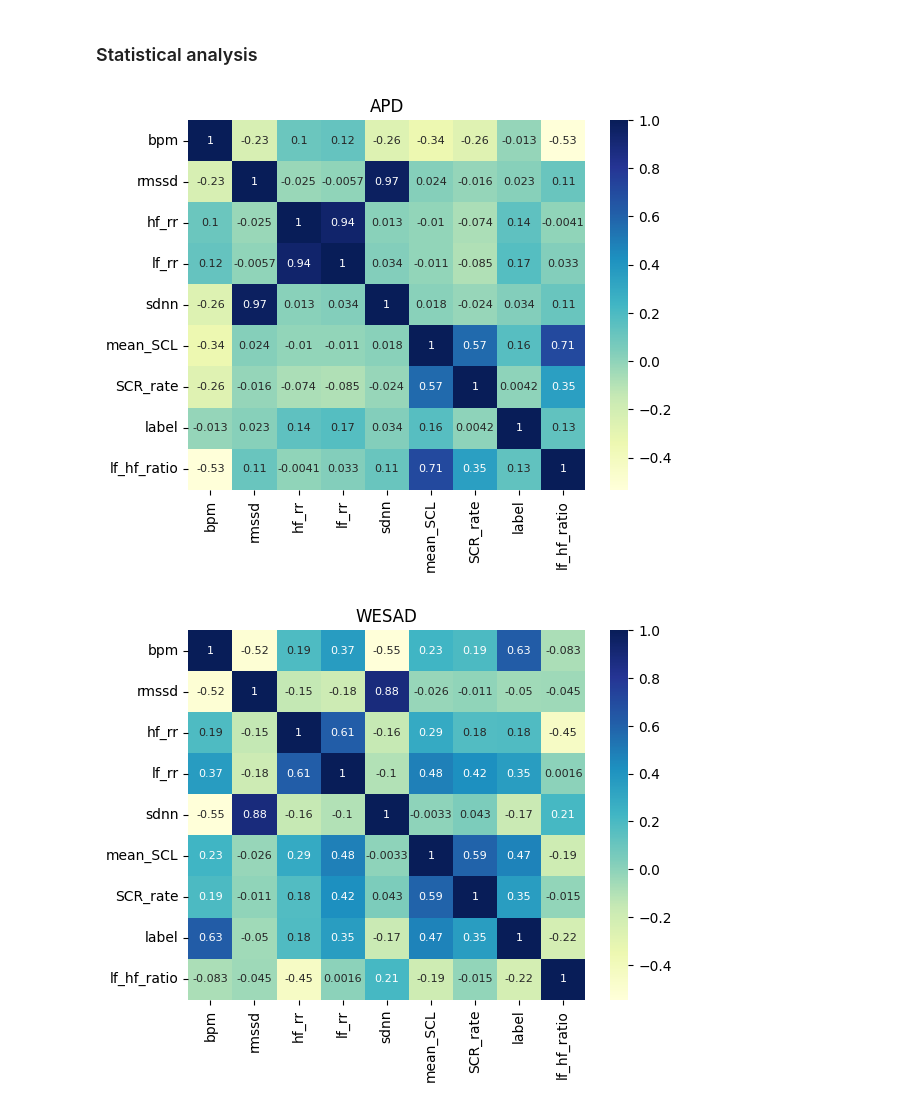
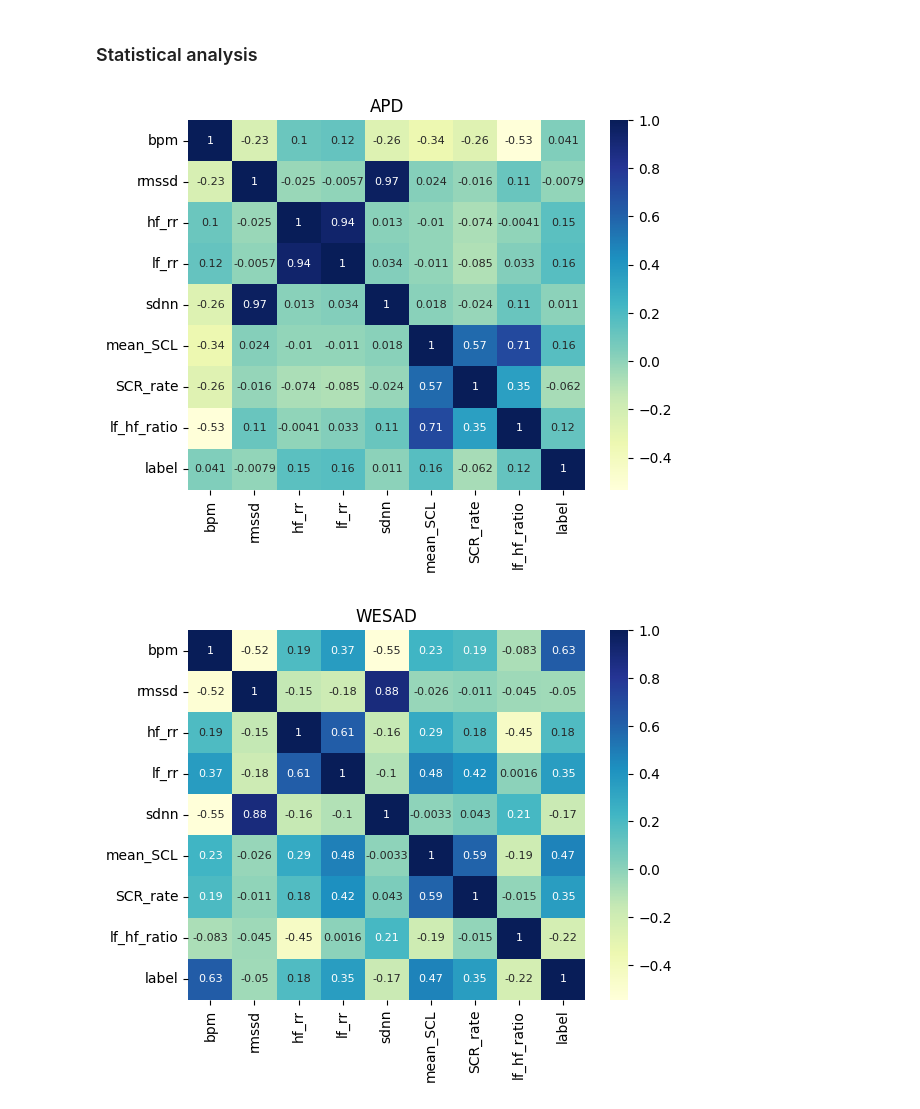
Before and after one commit to emilyxzhou/anxiety, a Jupyter notebook: notebooks/statistical_analysis/statistical_analysis.ipynb, the cells around one changed output. Saved outputs shown, nothing was run; the diff lists cells and outputs as text; code cells hidden in the pictures.

Commit message:
Update correlation heatmaps
Signed-off-by: Emily Zhou <zhouxemily@gmail.com>

```diff
--- a/notebooks/statistical_analysis/statistical_analysis.ipynb
+++ b/notebooks/statistical_analysis/statistical_analysis.ipynb
@@ -446,7 +446,7 @@ apd_label_type = "Anxiety"
     # print(f"{phase} " + "-"*30)
 x, y = train.Train_APD.get_apd_data_ranking(metrics, phases, verbose=False, anxiety_label_type=apd_label_type, threshold=threshold)
 x = pd.concat([x, y], axis=1)
-heat_map = sb.heatmap(x.loc[:, metrics + ["label", "lf_hf_ratio"]].corr(), cmap="YlGnBu", annot=True, annot_kws={"fontsize":8})
+heat_map = sb.heatmap(x.loc[:, metrics + ["lf_hf_ratio", "label"]].corr(), cmap="YlGnBu", annot=True, annot_kws={"fontsize":8})
 # plt.title(f"APD {phase}, {threshold} label threshold")
 plt.title(f"APD")
 plt.show()
@@ -459,7 +459,7 @@ wesad_label_type = "stai"
     # print(f"{phase} " + "-"*30)
 x, y = train.Train_WESAD.get_wesad_data(metrics, phases, verbose=False, label_type=wesad_label_type, normalize=True, threshold=threshold)
 x = pd.concat([x, y], axis=1)
-heat_map = sb.heatmap(x.loc[:, metrics + ["label", "lf_hf_ratio"]].corr(), cmap="YlGnBu", annot=True, annot_kws={"fontsize":8})
+heat_map = sb.heatmap(x.loc[:, metrics + ["lf_hf_ratio", "label"]].corr(), cmap="YlGnBu", annot=True, annot_kws={"fontsize":8})
 # plt.title(f"WESAD {phase}, {threshold} label threshold")
 plt.title(f"WESAD")
 plt.show()
@@ -472,37 +472,37 @@ inds = pd.isnull(x).any(axis=1).to_numpy().nonzero()[0]
 x = x.drop(labels=inds, axis=0)
 y = y.drop(labels=inds, axis=0)
 x = pd.concat([x, y], axis=1)
-heat_map = sb.heatmap(x.loc[:, metrics + ["label", "lf_hf_ratio"]].corr(), cmap="YlGnBu", annot=True, annot_kws={"fontsize":8})
+heat_map = sb.heatmap(x.loc[:, metrics + ["lf_hf_ratio", "label"]].corr(), cmap="YlGnBu", annot=True, annot_kws={"fontsize":8})
 plt.title(f"ASCERTAIN")
 plt.show()
 
 
 # popane_studies = {
 #     "Study1": dr_p.Study1.ALL,
 #     "Study2": dr_p.Study2.ALL,
 #     "Study3": dr_p.Study3.ALL,
 #     # "Study4": dr_p.Study4.ALL,
 #     "Study5": dr_p.Study5.ALL,
 #     # "Study6": dr_p.Study6.ALL,
 #     # "Study7": dr_p.Study7.ALL
 # }
 # popane_label_type = "affect"
 
 # for study in popane_studies.keys():
 #     phases = popane_studies[study]
 #     # for i, phase in enumerate(phases):
 #         # print(f"{phase} " + "-"*30)
 #     try:
 #         x, y = train.Train_POPANE.get_popane_data(study, metrics, phases, verbose=False, label_type=popane_label_type, threshold=threshold)
 #     except Exception as e:
 #         # print(f"Unable to load data for {study} {phase}")
 #         print(f"Unable to load data for {study}")
 #         continue
 #     x = pd.concat([x, y], axis=1)
 #     heat_map = sb.heatmap(x.loc[:, metrics + ["label"]].corr(), cmap="YlGnBu", annot=True, annot_kws={"fontsize":8})
 #     # plt.title(f"POPANE {study}, {phase}, {threshold} label threshold")
 #     plt.title(f"POPANE {study}, {threshold} label threshold")
 #     plt.show()
 # %% [output]
-[figure, old version]
+[figure, new version]
-[figure, old version]
+[figure, new version]
```
Also changed, not shown: parts of 2 cells of this notebook.
